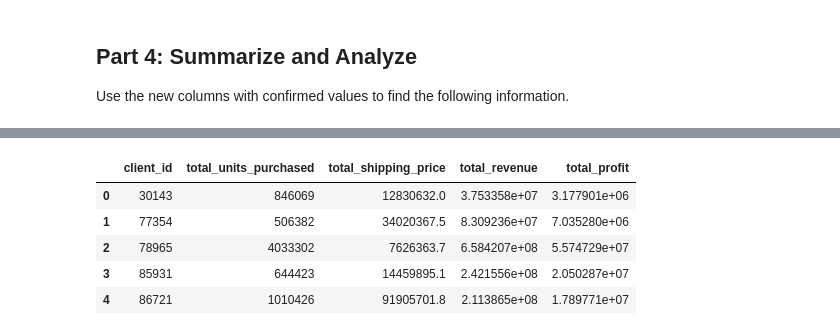
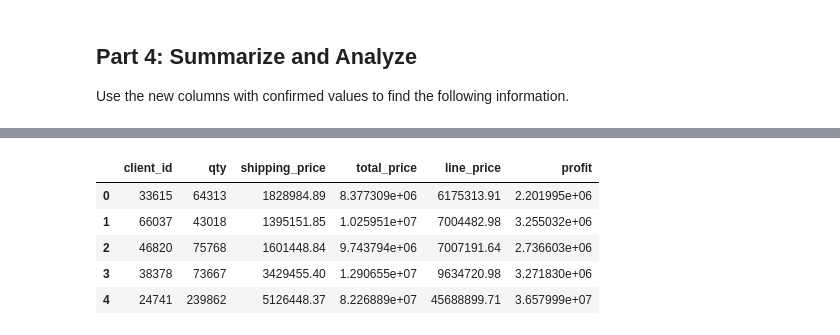
Before and after one commit to Sezeri/Module_4_Challenge, a Jupyter notebook: module_4_challenge.ipynb, the cells around one changed output, grey strips where cells are left out. Drawn from its saved outputs; the diff is of its cells as text; code cells hidden in the pictures.

```diff
--- a/module_4_challenge.ipynb
+++ b/module_4_challenge.ipynb
@@ -162,6 +166,7 @@ def calculate_shipping_price(weight):
     else:
         # $10 per pound for items 50 pounds or under
         return weight * 10
-df['shipping_price'] = df['unit_weight'].apply(calculate_shipping_price)*df['qty']
+df['total_weight'] = df['unit_weight']*df['qty']
+df['shipping_price'] = df['total_weight'].apply(calculate_shipping_price)
 df['shipping_price'].head()
 # %% [output]
@@ -190,6 +195,6 @@ Name: total_price, dtype: float64
 # of each line using unit cost, qty, and
 # shipping price (assume the shipping cost
 # is exactly what is charged to the client).
-df['line_price'] = df['unit_price'] * df['qty'] + df['shipping_price']
-df['line_price'].head()
+df['line_price'] = df['unit_cost'] * df['qty'] + df['shipping_price']
+df.head()
 # %% [output]
@@ -244,8 +251,9 @@ Use the new columns with confirmed values to find the following information.
 # How much did each of the top 5 clients by quantity
 # spend? Check your work from Part 1 for client ids.
 # This is to calculate the quantity purchased by each of the top 5 clients
-top_clients_by_quantity = df.groupby('client_id')['qty'].sum().nlargest(5)
-top_clients_by_quantity.head()
+top_clients_by_quantity = list(df['client_id'].value_counts().head(5).index)
+top_clients_by_quantity
+
 
 # top_clients_data.head(5)
 # %% [output]
@@ -286,20 +283,0 @@ Name: qty, dtype: int64
-# %%
-# This is to summarize the DataFrame showing the totals for the
-# top 5 clients with the following information:
-# total units purchased, total shipping price,
-# total revenue, and total profit.
-summary_df = top_clients_data.groupby('client_id').agg(
-    total_units_purchased=('qty', 'sum'),
-    total_shipping_price=('shipping_price', 'sum'),
-    total_revenue=('total_price', 'sum'),
-    total_profit=('profit', 'sum')
-).reset_index()
-# This is to display thdefault top 5 results of the summary
-summary_df.head()
-# %% [output]
-|  | client_id | total_units_purchased | total_shipping_price | total_revenue | total_profit |
-| 0 | 30143 | 846069 | 12830632.0 | 3.753358e+07 | 3.177901e+06 |
-| 1 | 77354 | 506382 | 34020367.5 | 8.309236e+07 | 7.035280e+06 |
-| 2 | 78965 | 4033302 | 7626363.7 | 6.584207e+08 | 5.574729e+07 |
-| 3 | 85931 | 644423 | 14459895.1 | 2.421556e+08 | 2.050287e+07 |
-| 4 | 86721 | 1010426 | 91905701.8 | 2.113865e+08 | 1.789771e+07 |
@@ -305,0 +296,16 @@ summary_df.head()
+# %%
+top_clients_data ={'client_id': top_clients_by_quantity}
+columns = ['qty', 'shipping_price', 'total_price', 'line_price','profit']
+
+for col in columns:
+    top_clients_data[col] = [client_total(client_id,col) for client_id in top_clients_by_quantity]
+
+summary_df = pd.DataFrame(top_clients_data)
+summary_df
+# %% [output]
+|  | client_id | qty | shipping_price | total_price | line_price | profit |
+| 0 | 33615 | 64313 | 1828984.89 | 8.377309e+06 | 6175313.91 | 2.201995e+06 |
+| 1 | 66037 | 43018 | 1395151.85 | 1.025951e+07 | 7004482.98 | 3.255032e+06 |
+| 2 | 46820 | 75768 | 1601448.84 | 9.743794e+06 | 7007191.64 | 2.736603e+06 |
+| 3 | 38378 | 73667 | 3429455.40 | 1.290655e+07 | 9634720.98 | 3.271830e+06 |
+| 4 | 24741 | 239862 | 5126448.37 | 8.226889e+07 | 45688899.71 | 3.657999e+07 |
```
Also changed, not shown: parts of 20 cells of this notebook, 1 other file.
